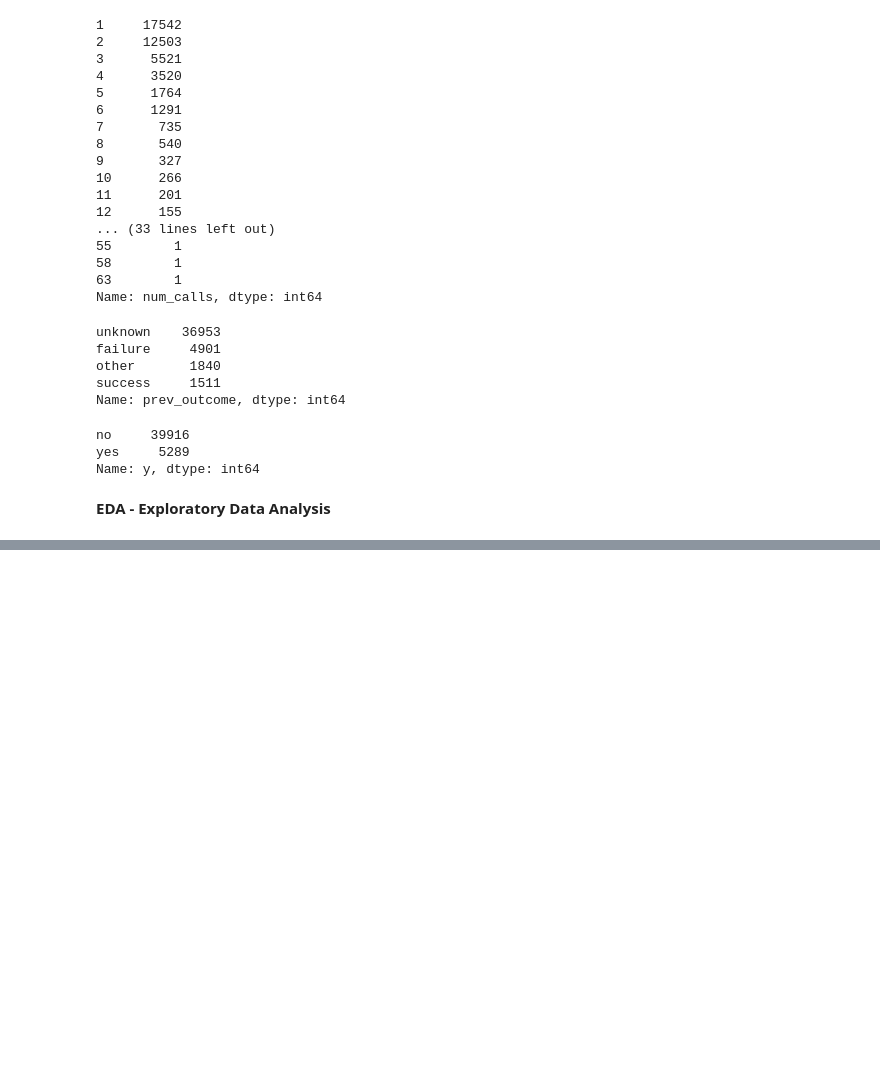
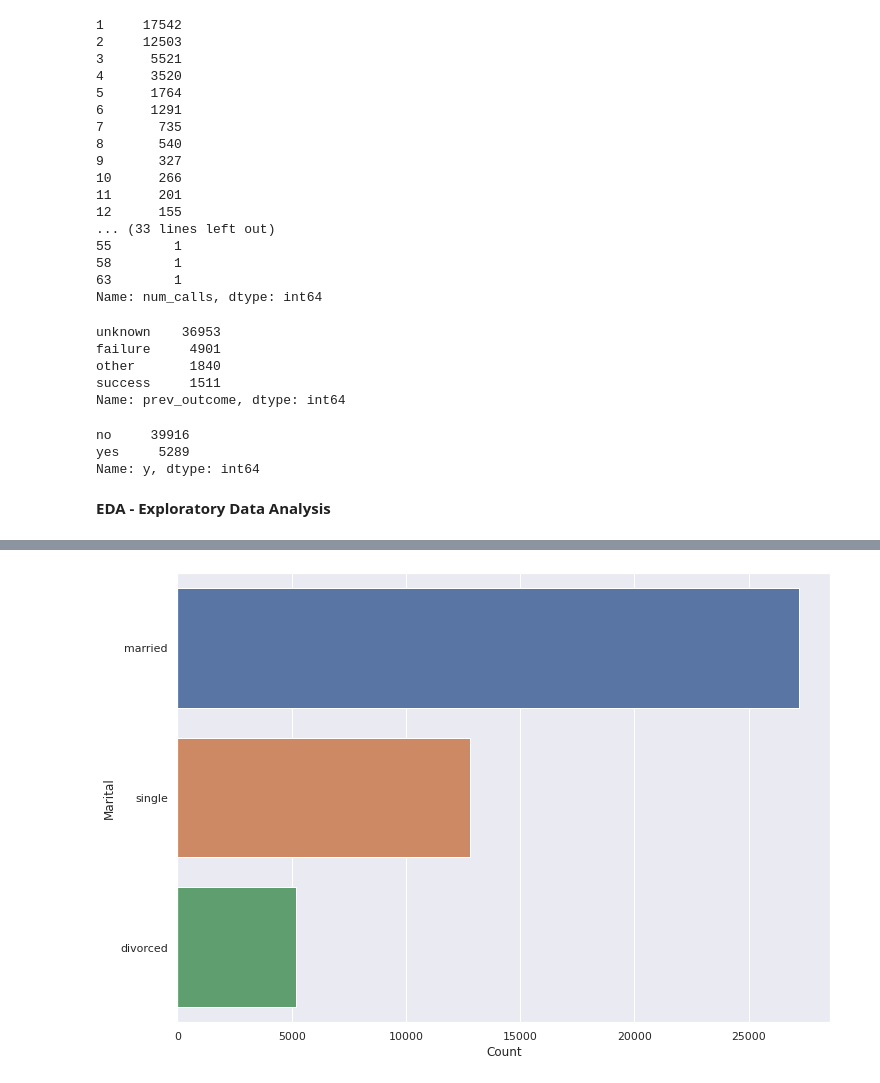
Before and after one commit to KishorAlagappan/customer-conversion-prediction-app, a Jupyter notebook: Customer_Conversion_Prediction_ML_Model.ipynb, the cells around one changed output, grey strips where cells are left out. Cells and saved outputs as stored; diff of their text form; code cells hidden in the pictures; blank space fills up the shorter version.

```diff
--- a/Customer_Conversion_Prediction_ML_Model.ipynb
+++ b/Customer_Conversion_Prediction_ML_Model.ipynb
@@ -247,0 +274,8 @@ dataset['target'] = dataset['y'].map({"yes":1, "no":0})
+# %%
+v_mar = pd.DataFrame(dataset['marital'].value_counts()).reset_index()
+v_mar.rename(columns={'index':'Marital', 'marital':'Count'}, inplace=True)
+sns.barplot(x= v_mar['Count'], y= v_mar['Marital'], data=v_mar)
+plt.rcParams['figure.figsize'] = [10, 8]
+plt.show()
+# %% [output]
+[figure, added]
```
Also changed, not shown: parts of 7 cells of this notebook.
